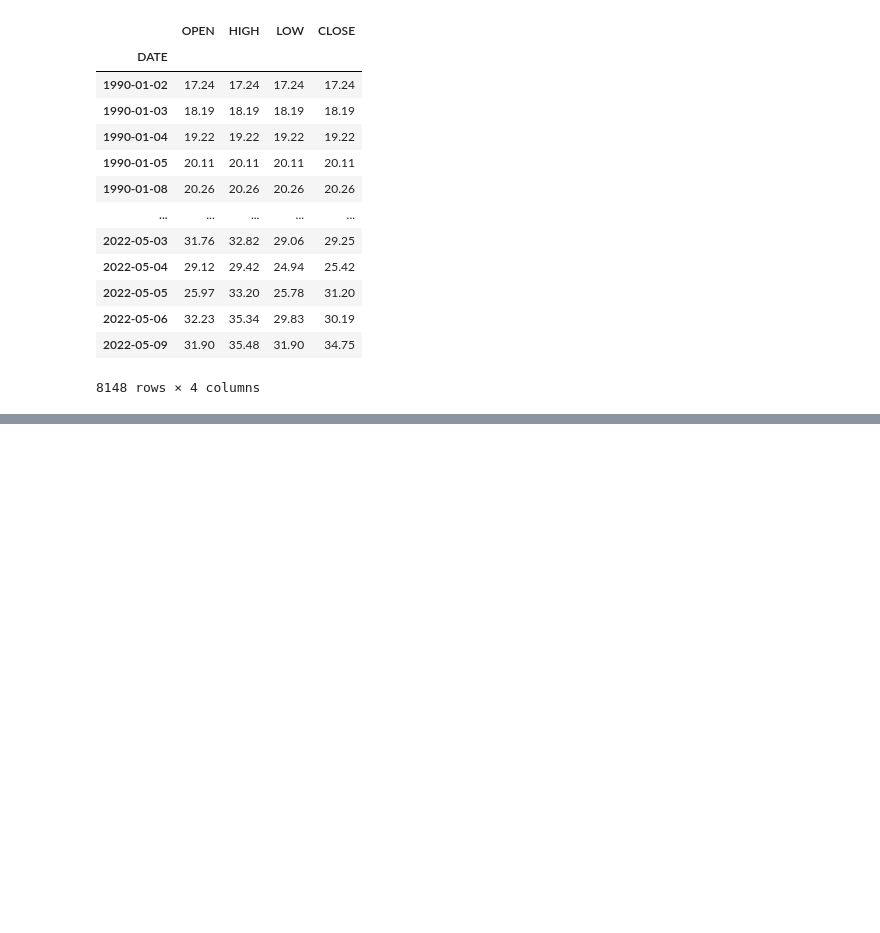
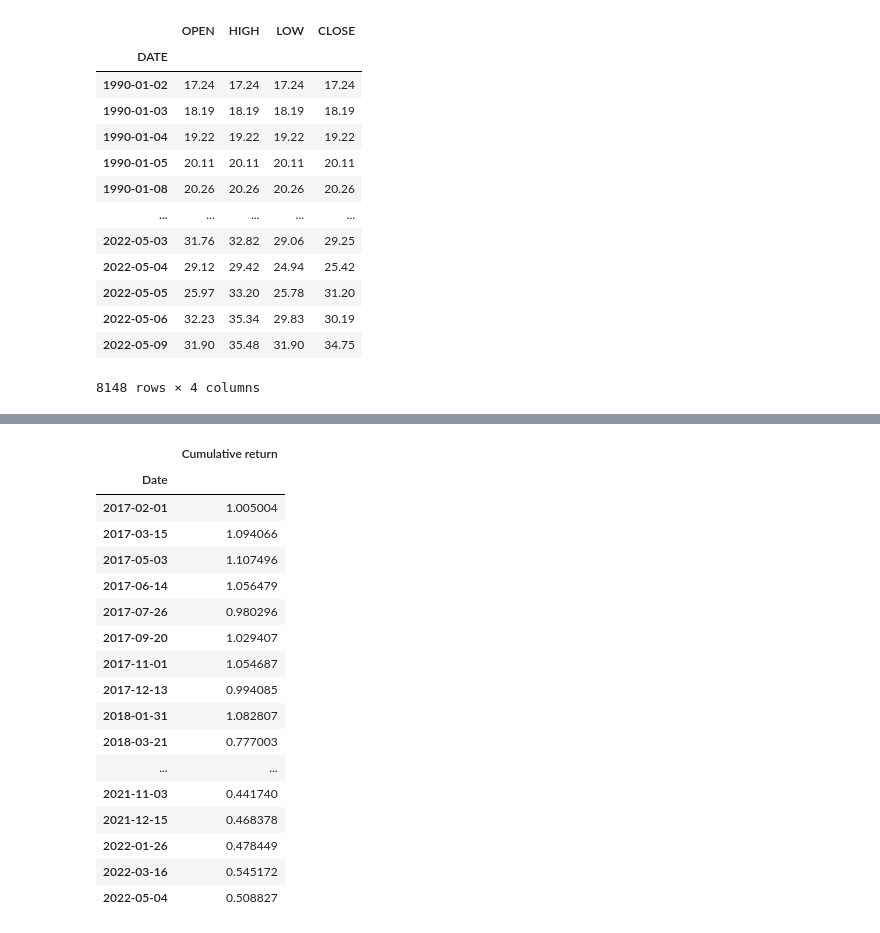
Before and after one commit to NikoKorolog/fomc_meeting_analysis, a Jupyter notebook: Main.ipynb, the cells around one changed output, grey strips where cells are left out. Drawn from its saved outputs; the diff is of its cells as text; code cells hidden in the pictures; blank space fills up the shorter version.

```diff
--- a/Main.ipynb
+++ b/Main.ipynb
@@ -42,10 +30,10 @@ vix_df
 | 2022-05-09 | 31.90 | 35.48 | 31.90 | 34.75 |
 8148 rows × 4 columns
 # %%
-vix_dates = pd.DataFrame(vix_df.loc['2017-01-01':'2022-05-04'].iloc[:,3])
-vix_dates
+vix_smaller_df = pd.DataFrame(vix_df.loc['2017-01-01':'2022-05-05'].iloc[:,3])
+
 dates_FOMC_df = pd.DataFrame(dates_FOMC)
 
-
+vix_smaller_df
 # for date in dates_FOMC:
 #     dates_FOMC.index(
@@ -52,5 +98,11 @@ dates_FOMC_df = pd.DataFrame(dates_FOMC)
 # %%
-#vix_dates[vix_dates.loc['DATE']=='2017-02-01']
-index = getIndexes(vix_dates, '2017-02-01')
-index
+vix_change_wide = []
+for date in dates_FOMC:
+    change = (vix_smaller_df.loc[date_bump_down(date),'CLOSE'] - vix_smaller_df.loc[date_bump_up(date),'CLOSE'])/vix_smaller_df.loc[date_bump_down(date),'CLOSE']
+    vix_change_wide.append(change)
+
+
+vix_change_wide
+# vix_change_wide_df = pd.DataFrame(vix_change_wide, )
+# vix_change_wide_df
 # %% [output]
@@ -65,3 +158,4 @@ vix_change
 # %%
-vix_change_df = pd.DataFrame(vix_change, )
+vix_change_df = pd.DataFrame(vix_change)
+vix_change_wide_df = pd.DataFrame(vix_change_wide)
 vix_change_df
@@ -68,8 +180,33 @@ vix_change_df
 # %%
-test = (vix_change_df.iloc[:,0] + 1).cumprod()
-test_df = pd.DataFrame(test)
-test_df.rename(columns = {0:'Cumulative return'}, inplace = True)
-test_df
-test_df['Date'] = dates_FOMC
-test_df.set_index('Date', inplace = True)
-test_df
+sum = (vix_change_df.iloc[:,0] + 1).cumprod()
+sum_df = pd.DataFrame(sum)
+sum_df.rename(columns = {0:'Cumulative return'}, inplace = True)
+sum_df['Date'] = dates_FOMC
+sum_df.set_index('Date', inplace = True)
+sum_df
+
+sum_wide = (vix_change_wide_df.iloc[:,0] + 1).cumprod()
+sum_wide_df = pd.DataFrame(sum_wide)
+sum_wide_df.rename(columns = {0:'Cumulative return'}, inplace = True)
+sum_wide_df['Date'] = dates_FOMC
+sum_wide_df.set_index('Date', inplace = True)
+sum_wide_df
+# %% [output]
+|  | Cumulative return |
+| Date |  |
+| 2017-02-01 | 1.005004 |
+| 2017-03-15 | 1.094066 |
+| 2017-05-03 | 1.107496 |
+| 2017-06-14 | 1.056479 |
+| 2017-07-26 | 0.980296 |
+| 2017-09-20 | 1.029407 |
+| 2017-11-01 | 1.054687 |
+| 2017-12-13 | 0.994085 |
+| 2018-01-31 | 1.082807 |
+| 2018-03-21 | 0.777003 |
+| ... | ... |
+| 2021-11-03 | 0.441740 |
+| 2021-12-15 | 0.468378 |
+| 2022-01-26 | 0.478449 |
+| 2022-03-16 | 0.545172 |
+| 2022-05-04 | 0.508827 |
```
Also changed, not shown: parts of 13 cells of this notebook, 1 other file.
